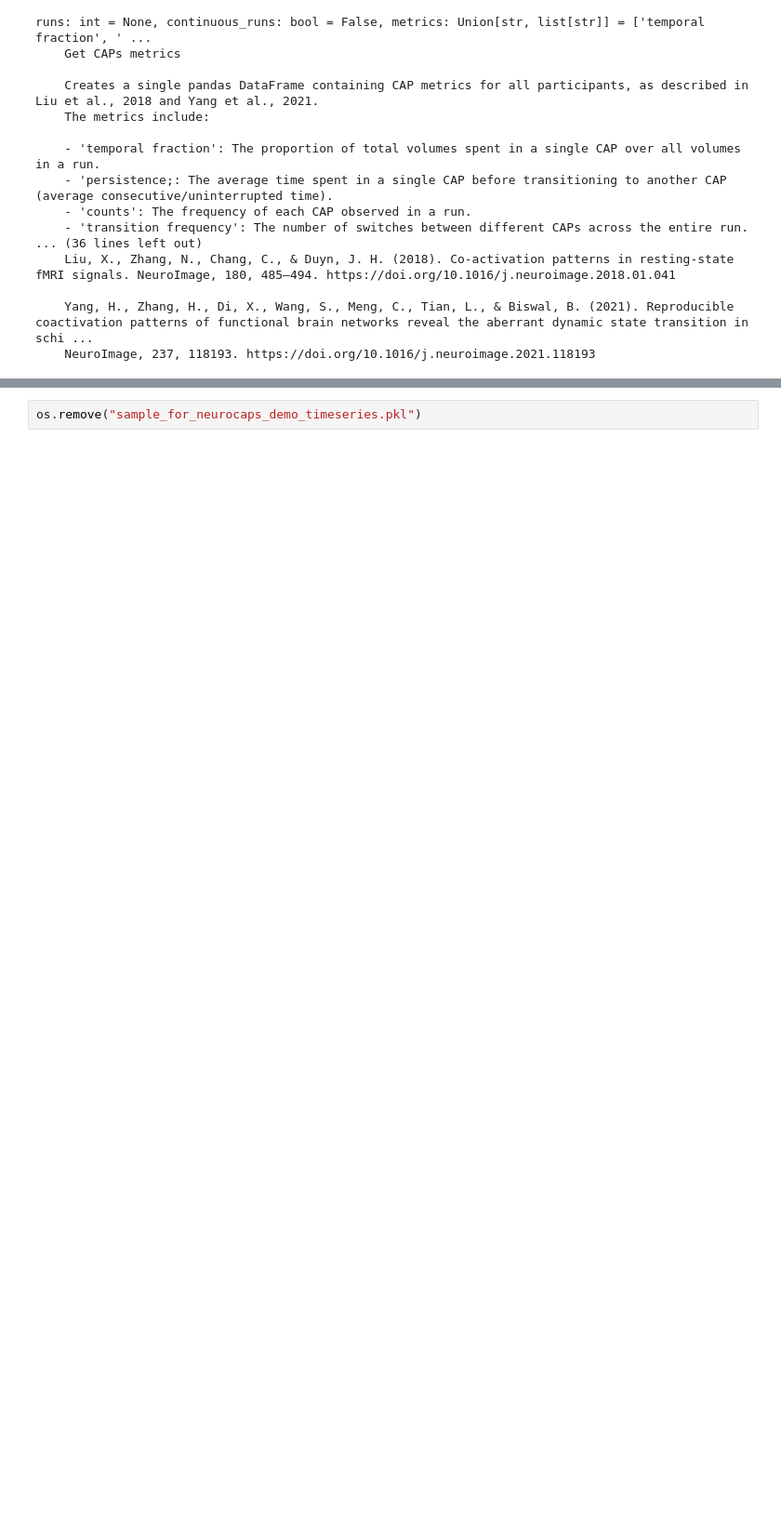
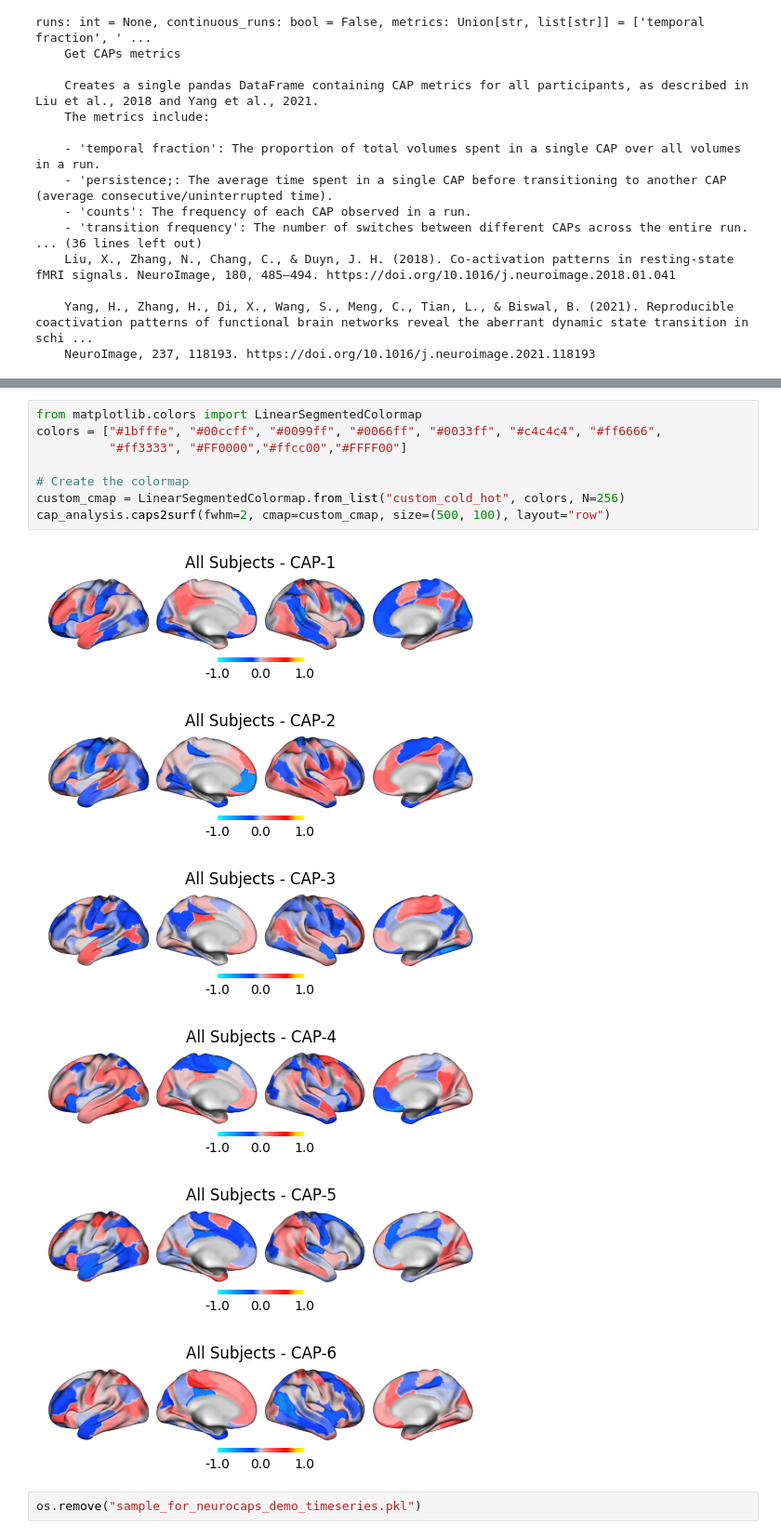
Before and after one commit to donishadsmith/neurocaps, a Jupyter notebook: demo.ipynb, the cells around one changed output, grey strips where cells are left out. Shown at 93% size. Cells and saved outputs as stored; diff of their text form; blank space fills up the shorter version.

```diff
--- a/demo.ipynb
+++ b/demo.ipynb
@@ -367,2 +379,17 @@ cap_analysis.caps2surf(fwhm=2)
+# %%
+from matplotlib.colors import LinearSegmentedColormap
+colors = ["#1bfffe", "#00ccff", "#0099ff", "#0066ff", "#0033ff", "#c4c4c4", "#ff6666",
+          "#ff3333", "#FF0000","#ffcc00","#FFFF00"]
+
+# Create the colormap
+custom_cmap = LinearSegmentedColormap.from_list("custom_cold_hot", colors, N=256)
+cap_analysis.caps2surf(fwhm=2, cmap=custom_cmap, size=(500, 100), layout="row")
+# %% [output]
+[figure, added]
+[figure, added]
+[figure, added]
+[figure, added]
+[figure, added]
+[figure, added]
 # %%
 os.remove("sample_for_neurocaps_demo_timeseries.pkl")
```
Also changed, not shown: parts of 24 cells of this notebook, 4 other files.
